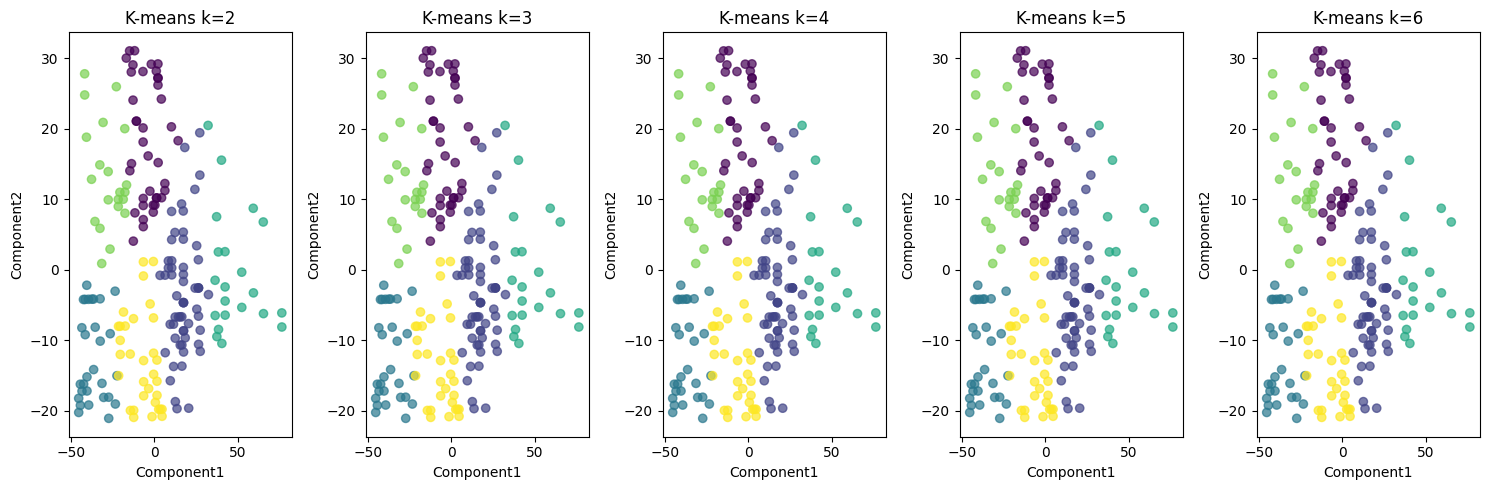
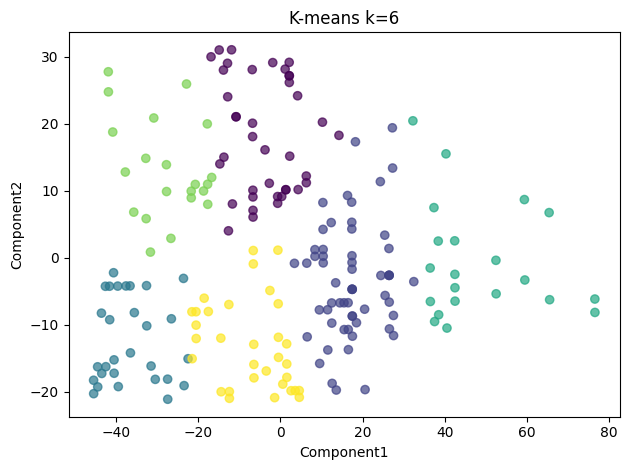
The notebook cell's code change between the first figure and the second:
--- before
+++ after
@@ -1,15 +1,16 @@
-# Anayses Des Centroides
-# TODO
+# Analyses Des Centroides
+
+# TODO : analyse des centroides
 
 # Visualisation 2D Coloré par Cluster
-plt.figure(figsize=(15, 5))
+#plt.figure(figsize=(15, 5))
 
-for i, k in enumerate(K_range, 1):
+#for i, k in enumerate(K_range, 1):
     # Visualisation clusters en 2D
-    plt.subplot(1, len(K_range), i)
-    plt.scatter(X_pca[:, 0], X_pca[:, 1], c=labels, cmap='viridis', alpha=0.7)
-    plt.title(f'K-means k={k}')
-    plt.xlabel('Component1')
-    plt.ylabel('Component2')
+#plt.subplot(1, len(K_range), i)
+plt.scatter(X_pca[:, 0], X_pca[:, 1], c=labels, cmap='viridis', alpha=0.7)
+plt.title(f'K-means k={k}')
+plt.xlabel('Component1')
+plt.ylabel('Component2')
 
 plt.tight_layout()

Commit: Todo